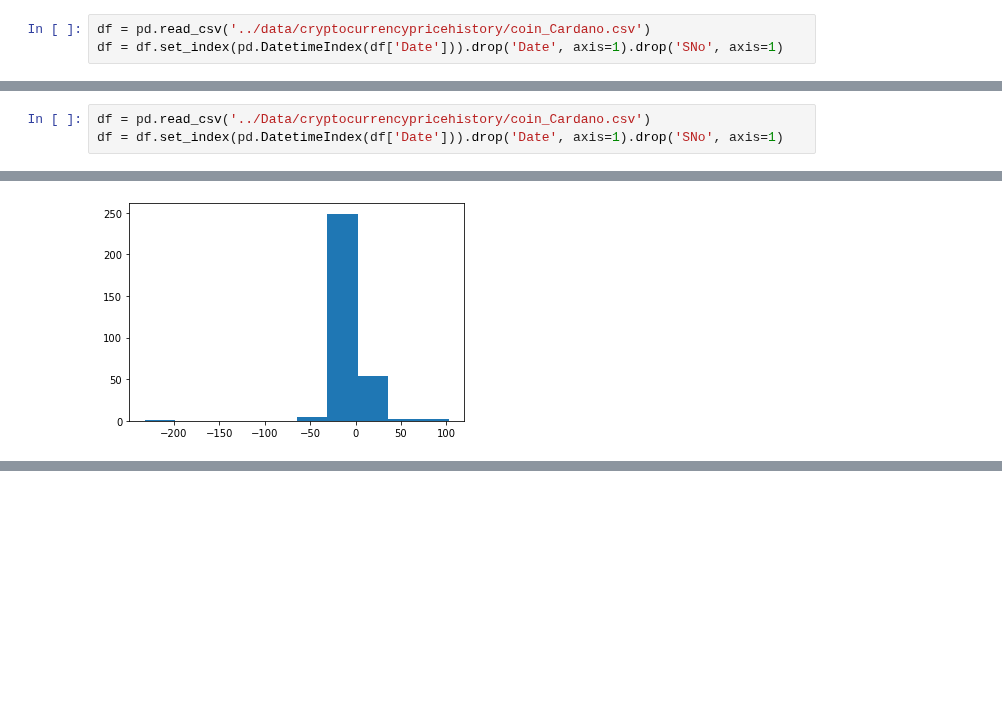
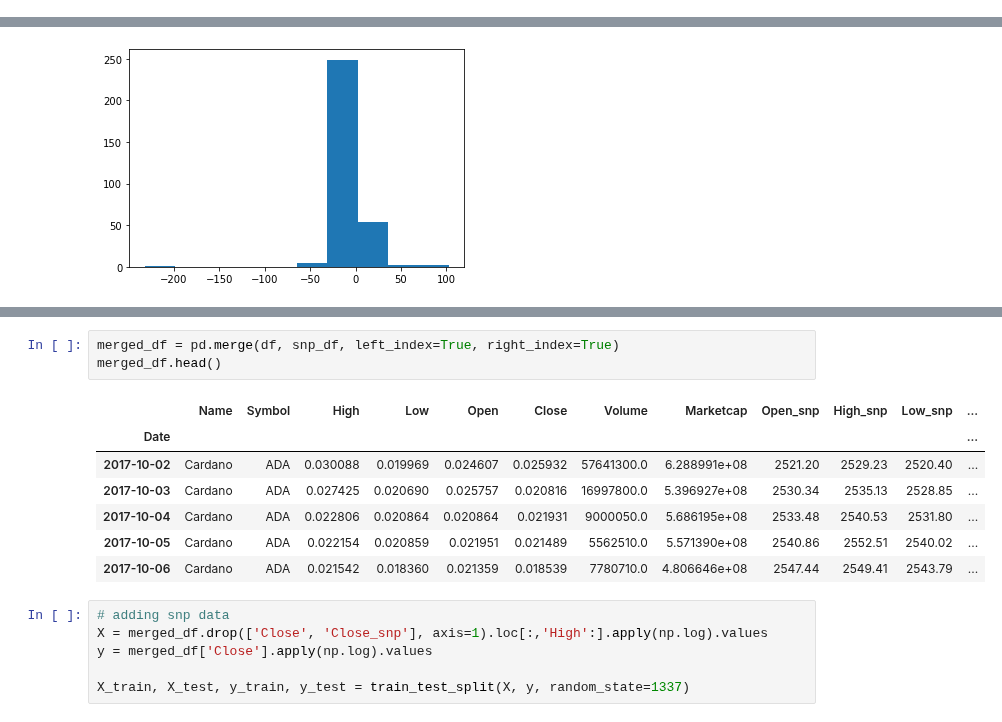
Before and after one commit to DSEI21000-S21/project-altcoinpriceprediction, a Jupyter notebook: mwander/cointesting.ipynb, the cells around one changed output, grey strips where cells are left out. Cells and saved outputs as stored; diff of their text form; blank space fills up the shorter version.

```diff
--- a/mwander/cointesting.ipynb
+++ b/mwander/cointesting.ipynb
@@ -96,3 +77,0 @@ pd.plotting.autocorrelation_plot(df['Close'])
-# %%
-df = pd.read_csv('../data/cryptocurrencypricehistory/coin_Cardano.csv')
-df = df.set_index(pd.DatetimeIndex(df['Date'])).drop('Date', axis=1).drop('SNo', axis=1)
@@ -139,6 +84,3 @@ sns.pairplot(df)
 ## 4/26/21
 # %% [markdown]
 ### Linear regression baseline
-# %%
-df = pd.read_csv('../Data/cryptocurrencypricehistory/coin_Cardano.csv')
-df = df.set_index(pd.DatetimeIndex(df['Date'])).drop('Date', axis=1).drop('SNo', axis=1)
@@ -258,0 +205,17 @@ plt.hist(errors)
+# %%
+merged_df = pd.merge(df, snp_df, left_index=True, right_index=True)
+merged_df.head()
+# %% [output]
+|  | Name | Symbol | High | Low | Open | Close | Volume | Marketcap | Open_snp | High_snp | Low_snp | ... |
+| Date |  |  |  |  |  |  |  |  |  |  |  | ... |
+| 2017-10-02 | Cardano | ADA | 0.030088 | 0.019969 | 0.024607 | 0.025932 | 57641300.0 | 6.288991e+08 | 2521.20 | 2529.23 | 2520.40 | ... |
+| 2017-10-03 | Cardano | ADA | 0.027425 | 0.020690 | 0.025757 | 0.020816 | 16997800.0 | 5.396927e+08 | 2530.34 | 2535.13 | 2528.85 | ... |
+| 2017-10-04 | Cardano | ADA | 0.022806 | 0.020864 | 0.020864 | 0.021931 | 9000050.0 | 5.686195e+08 | 2533.48 | 2540.53 | 2531.80 | ... |
+| 2017-10-05 | Cardano | ADA | 0.022154 | 0.020859 | 0.021951 | 0.021489 | 5562510.0 | 5.571390e+08 | 2540.86 | 2552.51 | 2540.02 | ... |
+| 2017-10-06 | Cardano | ADA | 0.021542 | 0.018360 | 0.021359 | 0.018539 | 7780710.0 | 4.806646e+08 | 2547.44 | 2549.41 | 2543.79 | ... |
+# %%
+# adding snp data
+X = merged_df.drop(['Close', 'Close_snp'], axis=1).loc[:,'High':].apply(np.log).values
+y = merged_df['Close'].apply(np.log).values
+
+X_train, X_test, y_train, y_test = train_test_split(X, y, random_state=1337)
```
Also changed, not shown: parts of 21 cells of this notebook, 1 other file.
